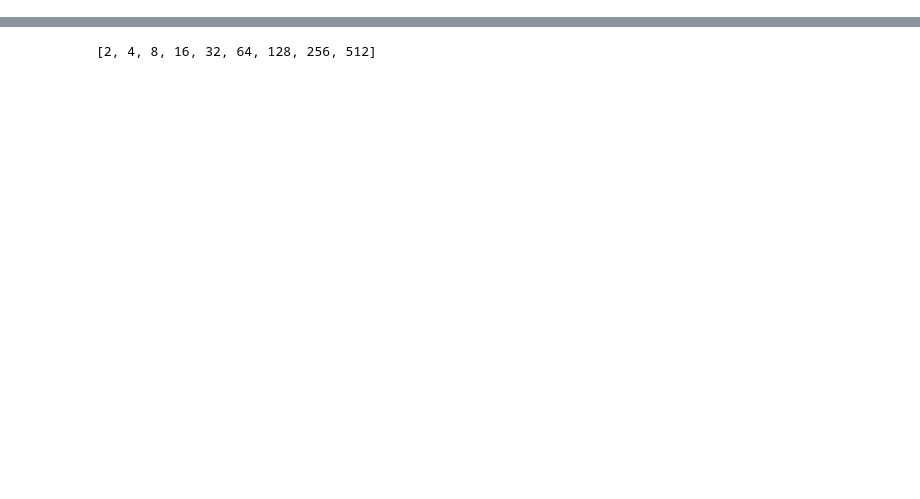
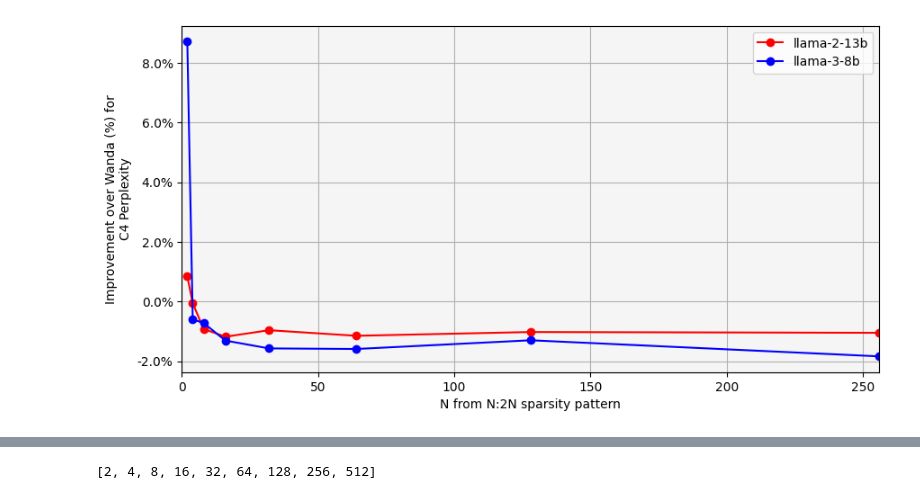
Before and after one commit to xuzukang/NoWag, a Jupyter notebook: plots/structure.ipynb, the cells around one changed output, grey strips where cells are left out. Cells and saved outputs as stored; diff of their text form; code cells hidden in the pictures; blank space fills up the shorter version.

```diff
--- a/plots/structure.ipynb
+++ b/plots/structure.ipynb
@@ -132,0 +129,7 @@ Invalid path structure: /data/lliu/wanda/out/llama-2-7b/unstructured/wanda/evals
+# %%
+#for each modle merge the two dataframes
+our_method_name = "NoWag-P"
+for model in models:
+    df = pd.merge(dfs[model], dfs_wanda[model], on=["n", "m"], suffixes=(f"_{our_method_name}", "_wanda"))
+    dfs[model] = df
+    print(df)
@@ -132,0 +178,40 @@ Invalid path structure: /data/lliu/wanda/out/llama-2-7b/unstructured/wanda/evals
+# %%
+#plot the relativw difference between the NoWag-P and Wanda results
+plt.figure(figsize=(10, 5))
+
+colors = ["blue", "red"][::-1]
+
+for dataset in ["c4"]:
+    for model, color in zip(models[1:], colors):
+        df = dfs[model]
+
+        x = [n for n, m in zip(df["n"], df["m"])]
+        #plot the relative difference between the two methods
+        plt.plot(df["n"],
+                    (df[f"{dataset}_{our_method_name}"]/df[f"{dataset}_wanda"] - 1)*100, label=model.replace("Meta-", "").lower(),
+                    marker="o",
+                    color=color)
+
+                #  , df[f"{dataset}_wanda"]/df[f"{dataset}_{our_method_name}"] - 1, label=model,
+                #     marker="o")
+
+    plt.legend()
+    # plt.xscale("log")
+    # plt.ylim([-0.01,0.02])
+    plt.xlim([0, 256])
+    #add a grid
+    plt.grid()
+    plt.ylabel(f"Improvement over Wanda (%) for\n{dataset.upper()} Perplexity")
+    #add (%) to the y axis
+    vals = plt.gca().get_yticks()
+    plt.gca().set_yticklabels([ f"{x}%" for x in vals])
+
+    plt.xlabel("N from N:2N sparsity pattern")
+
+    #color the graph light gray
+    plt.gca().set_facecolor('whitesmoke')
+    # raise Exception("stop here")
+
+plt.savefig("structure_plot.png", dpi=300, bbox_inches='tight')
+# %% [output]
+[figure, added]
```
Also changed, not shown: parts of 14 cells of this notebook, 22 other files.
